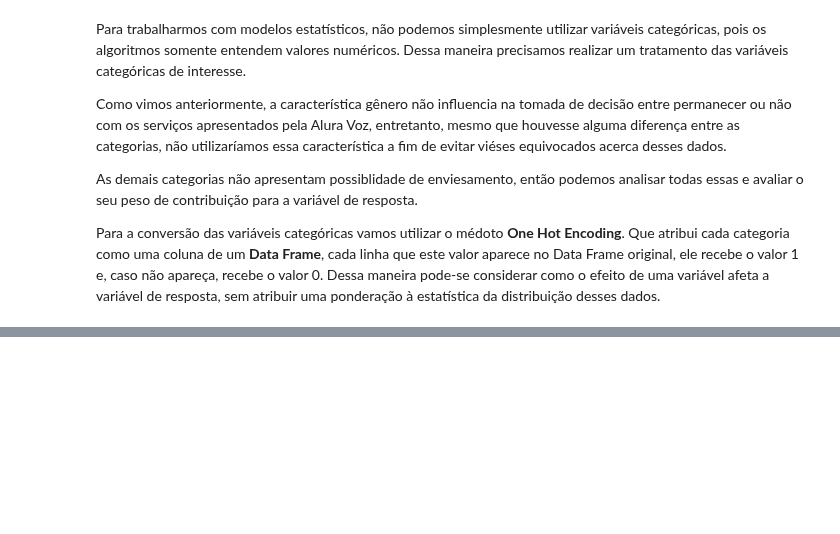
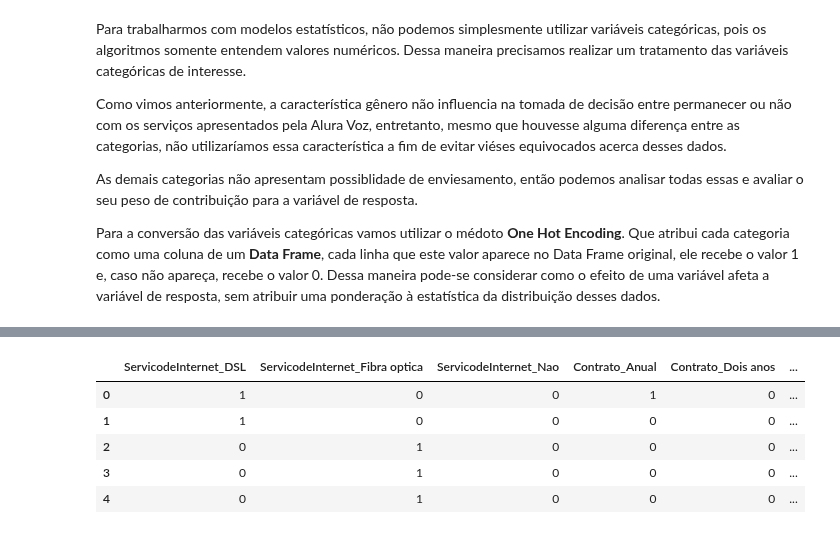
Before and after one commit to askot19/Analise_de_dados, a Jupyter notebook: Telefonia/3 - Modelos Preditivos/3 - Modelos Preditivos.ipynb, the cells around one changed output, grey strips where cells are left out. Cells and saved outputs as stored; diff of their text form; code cells hidden in the pictures; blank space fills up the shorter version.

```diff
--- a/Telefonia/3 - Modelos Preditivos/3 - Modelos Preditivos.ipynb
+++ b/Telefonia/3 - Modelos Preditivos/3 - Modelos Preditivos.ipynb
@@ -55,0 +66,8 @@ Para a conversão das variáveis categóricas vamos utilizar o médoto **One Hot
+# %%
+# Coletando colunas importantes para análise
+features = ['ServicodeInternet', 'Contrato',
+        'MetododePagamento']
+# %%
+# Construindo um novo data frame para executar as predições
+df_ml = dados[features].copy()
+df_ml.head()
@@ -55,0 +81,11 @@ Para a conversão das variáveis categóricas vamos utilizar o médoto **One Hot
+# %%
+# Construindo One Hot Encoding
+df_ohe = pd.get_dummies(df_ml)
+df_ohe.head()
+# %% [output]
+|  | ServicodeInternet_DSL | ServicodeInternet_Fibra optica | ServicodeInternet_Nao | Contrato_Anual | Contrato_Dois anos | ... |
+| 0 | 1 | 0 | 0 | 1 | 0 | ... |
+| 1 | 1 | 0 | 0 | 0 | 0 | ... |
+| 2 | 0 | 1 | 0 | 0 | 0 | ... |
+| 3 | 0 | 1 | 0 | 0 | 0 | ... |
+| 4 | 0 | 1 | 0 | 0 | 0 | ... |
```
Also changed, not shown: parts of 11 cells of this notebook.
